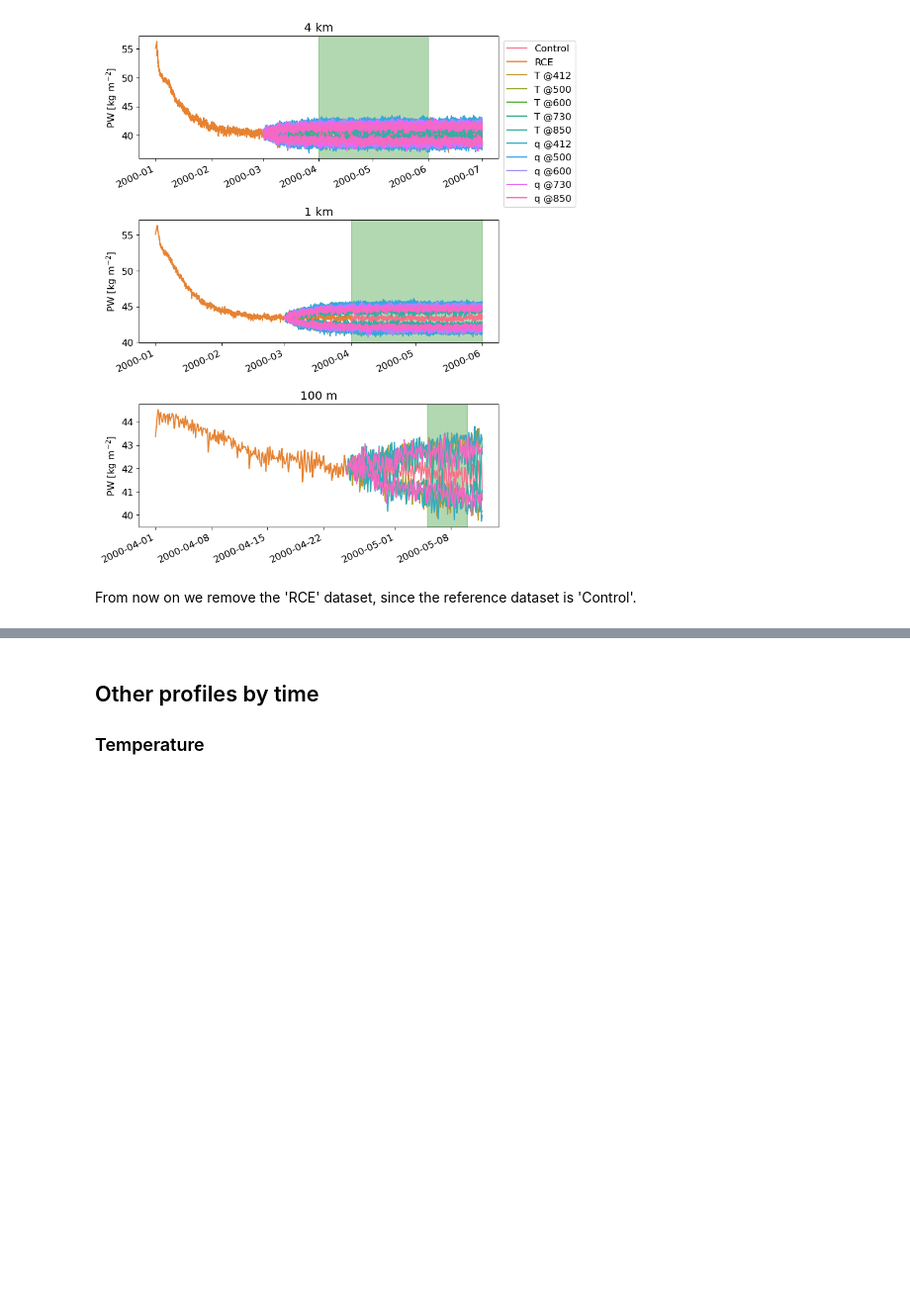
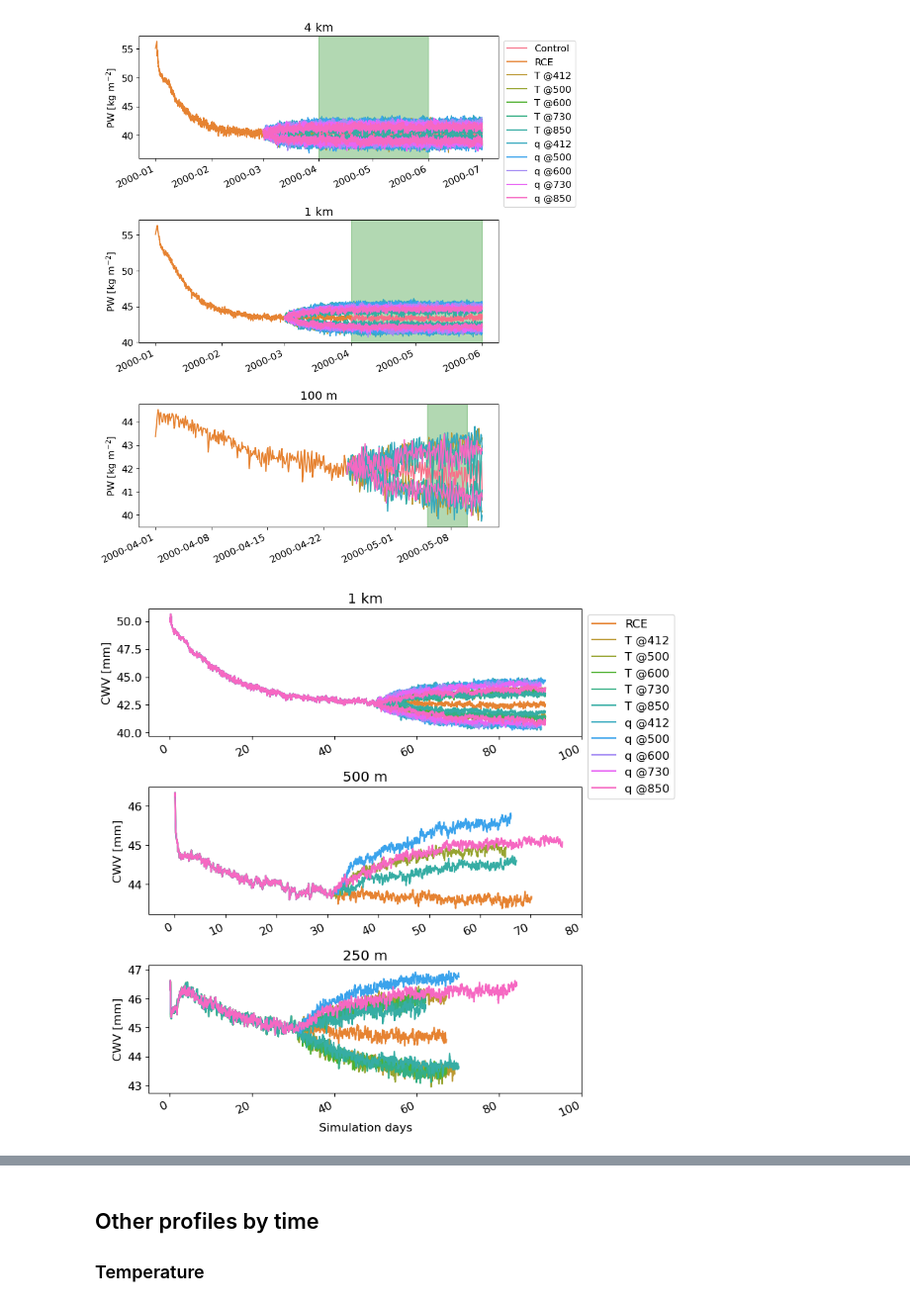
Before and after one commit to traupach/wrf_lrf_les, a Jupyter notebook: analysis/perturbation_analysis.ipynb, the cells around one changed output, grey strips where cells are left out. Shown at 99% size. Saved outputs shown, nothing was run; the diff lists cells and outputs as text; code cells hidden in the pictures; blank space fills up the shorter version.

Commit message:
RCE figure for MONC; cleaned up figures.

```diff
--- a/analysis/perturbation_analysis.ipynb
+++ b/analysis/perturbation_analysis.ipynb
@@ -87,4 +93,2 @@ wp.plot_pw_ts(pw_ts=pw_ts, start_time=start_time, end_time=end_time, file='paper
 # %% [output]
 [figure]
-# %% [markdown]
-From now on we remove the 'RCE' dataset, since the reference dataset is 'Control'.
@@ -94,0 +95,6 @@ for res in wrfvars.keys():
+# %%
+reload(wp)
+monc = wp.MONC_CWV_data()
+wp.plot_monc_cwv(monc=monc, file='paper/figures/RCE_CWV_MONC.pdf')
+# %% [output]
+[figure, added]
```
Also changed, not shown: parts of 7 cells of this notebook, 56 other files.
